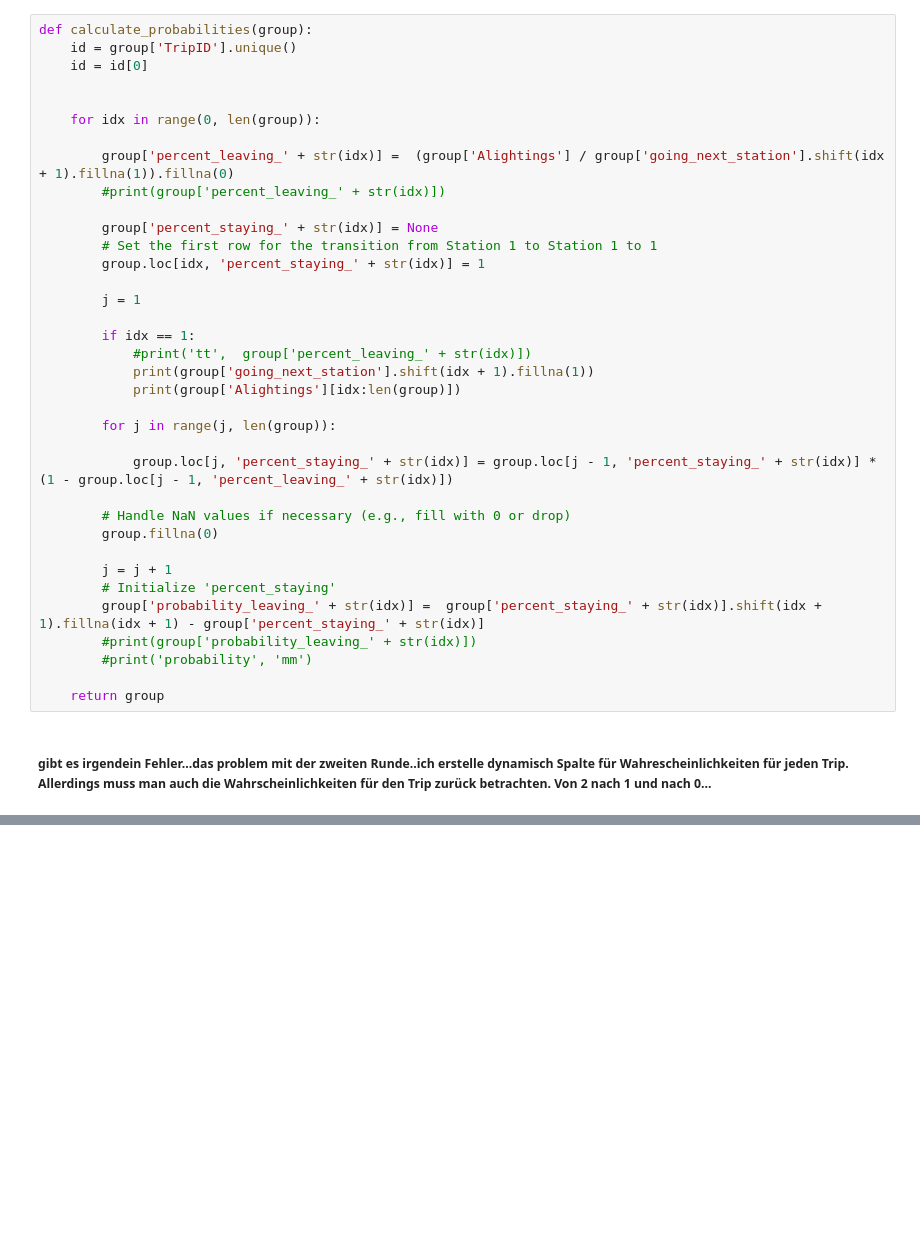
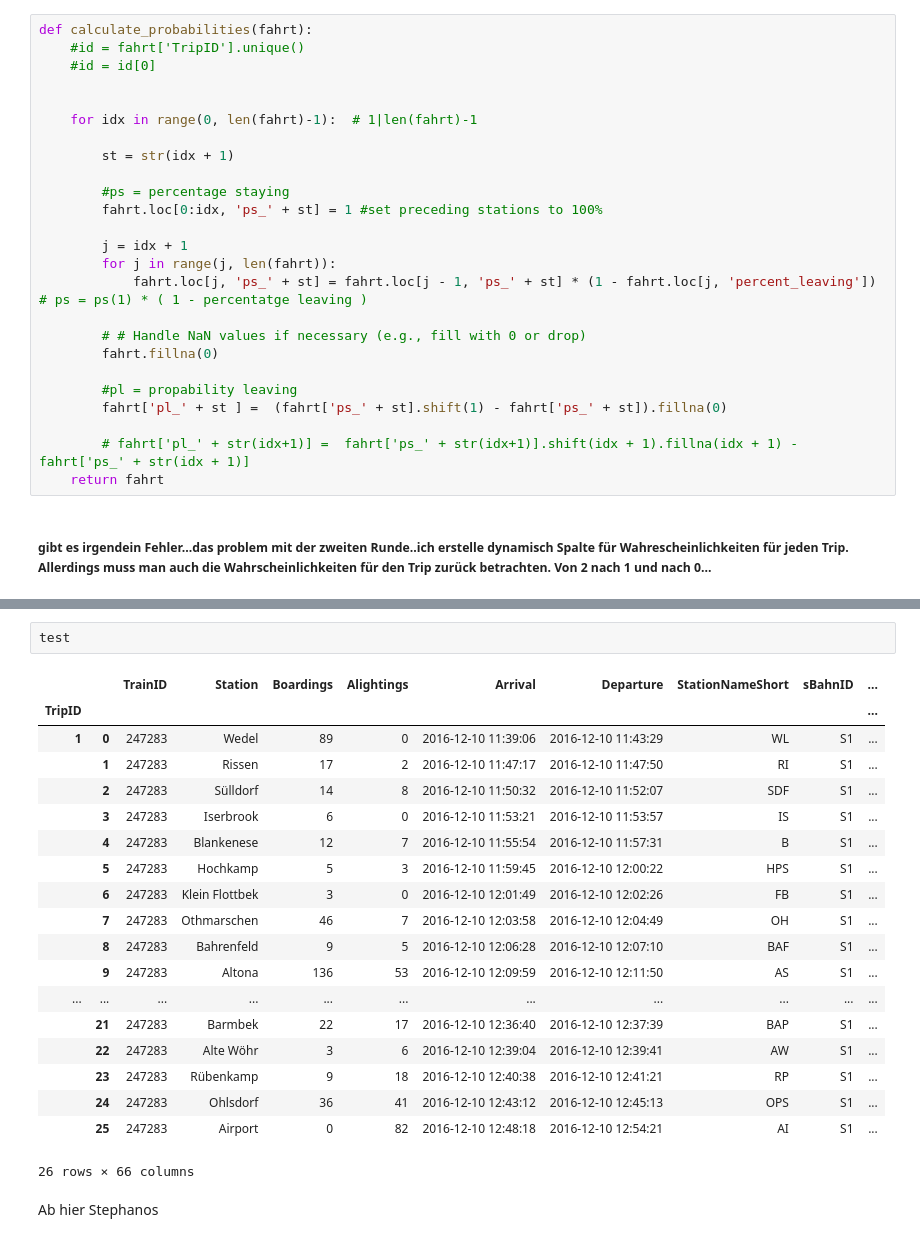
Before and after one commit to kfilonchik/hamburg-passenger-od, a Jupyter notebook: hmm_train.ipynb, the cells around one changed output, grey strips where cells are left out. Cells and saved outputs as stored; diff of their text form; blank space fills up the shorter version.

```diff
--- a/hmm_train.ipynb
+++ b/hmm_train.ipynb
@@ -131,40 +118,29 @@ aggregated_data.iloc[3:len(aggregated_data)]
 n_stations = len(aggregated_data)
 transition_matrix = np.zeros((n_stations, n_stations))
 # %%
-def calculate_probabilities(group):
-    id = group['TripID'].unique()
-    id = id[0]
+def calculate_probabilities(fahrt):
+    #id = fahrt['TripID'].unique()
+    #id = id[0]
 
 
-    for idx in range(0, len(group)):
+    for idx in range(0, len(fahrt)-1):  # 1|len(fahrt)-1
 
-        group['percent_leaving_' + str(idx)] =  (group['Alightings'] / group['going_next_station'].shift(idx + 1).fillna(1)).fillna(0)
-        #print(group['percent_leaving_' + str(idx)])
+        st = str(idx + 1)
 
-        group['percent_staying_' + str(idx)] = None
-        # Set the first row for the transition from Station 1 to Station 1 to 1
-        group.loc[idx, 'percent_staying_' + str(idx)] = 1
+        #ps = percentage staying
+        fahrt.loc[0:idx, 'ps_' + st] = 1 #set preceding stations to 100%
 
-        j = 1
+        j = idx + 1
+        for j in range(j, len(fahrt)):
+            fahrt.loc[j, 'ps_' + st] = fahrt.loc[j - 1, 'ps_' + st] * (1 - fahrt.loc[j, 'percent_leaving']) # ps = ps(1) * ( 1 - percentatge leaving )
 
-        if idx == 1:
-            #print('tt',  group['percent_leaving_' + str(idx)])
-            print(group['going_next_station'].shift(idx + 1).fillna(1))
-            print(group['Alightings'][idx:len(group)])
+        # # Handle NaN values if necessary (e.g., fill with 0 or drop)
+        fahrt.fillna(0)
 
-        for j in range(j, len(group)):
+        #pl = propability leaving
+        fahrt['pl_' + st ] =  (fahrt['ps_' + st].shift(1) - fahrt['ps_' + st]).fillna(0)
 
-            group.loc[j, 'percent_staying_' + str(idx)] = group.loc[j - 1, 'percent_staying_' + str(idx)] * (1 - group.loc[j - 1, 'percent_leaving_' + str(idx)])
-
-        # Handle NaN values if necessary (e.g., fill with 0 or drop)
-        group.fillna(0)
-
-        j = j + 1
-        # Initialize 'percent_staying'
-        group['probability_leaving_' + str(idx)] =  group['percent_staying_' + str(idx)].shift(idx + 1).fillna(idx + 1) - group['percent_staying_' + str(idx)]
-        #print(group['probability_leaving_' + str(idx)])
-        #print('probability', 'mm')
-
-    return group
+        # fahrt['pl_' + str(idx+1)] =  fahrt['ps_' + str(idx+1)].shift(idx + 1).fillna(idx + 1) - fahrt['ps_' + str(idx + 1)]
+    return fahrt
 # %% [markdown]
 ##### gibt es irgendein Fehler...das problem mit der zweiten Runde..ich erstelle dynamisch Spalte für Wahrescheinlichkeiten für jeden Trip. Allerdings muss man auch die Wahrscheinlichkeiten für den Trip zurück betrachten. Von 2 nach 1 und nach 0...
@@ -191,0 +175,24 @@ KeyError: 'TripID'
+# %%
+test
+# %% [output]
+|  |  | TrainID | Station | Boardings | Alightings | Arrival | Departure | StationNameShort | sBahnID | ... |
+| TripID |  |  |  |  |  |  |  |  |  | ... |
+| 1 | 0 | 247283 | Wedel | 89 | 0 | 2016-12-10 11:39:06 | 2016-12-10 11:43:29 | WL | S1 | ... |
+|  | 1 | 247283 | Rissen | 17 | 2 | 2016-12-10 11:47:17 | 2016-12-10 11:47:50 | RI | S1 | ... |
+|  | 2 | 247283 | Sülldorf | 14 | 8 | 2016-12-10 11:50:32 | 2016-12-10 11:52:07 | SDF | S1 | ... |
+|  | 3 | 247283 | Iserbrook | 6 | 0 | 2016-12-10 11:53:21 | 2016-12-10 11:53:57 | IS | S1 | ... |
+|  | 4 | 247283 | Blankenese | 12 | 7 | 2016-12-10 11:55:54 | 2016-12-10 11:57:31 | B | S1 | ... |
+|  | 5 | 247283 | Hochkamp | 5 | 3 | 2016-12-10 11:59:45 | 2016-12-10 12:00:22 | HPS | S1 | ... |
+|  | 6 | 247283 | Klein Flottbek | 3 | 0 | 2016-12-10 12:01:49 | 2016-12-10 12:02:26 | FB | S1 | ... |
+|  | 7 | 247283 | Othmarschen | 46 | 7 | 2016-12-10 12:03:58 | 2016-12-10 12:04:49 | OH | S1 | ... |
+|  | 8 | 247283 | Bahrenfeld | 9 | 5 | 2016-12-10 12:06:28 | 2016-12-10 12:07:10 | BAF | S1 | ... |
+|  | 9 | 247283 | Altona | 136 | 53 | 2016-12-10 12:09:59 | 2016-12-10 12:11:50 | AS | S1 | ... |
+| ... | ... | ... | ... | ... | ... | ... | ... | ... | ... | ... |
+|  | 21 | 247283 | Barmbek | 22 | 17 | 2016-12-10 12:36:40 | 2016-12-10 12:37:39 | BAP | S1 | ... |
+|  | 22 | 247283 | Alte Wöhr | 3 | 6 | 2016-12-10 12:39:04 | 2016-12-10 12:39:41 | AW | S1 | ... |
+|  | 23 | 247283 | Rübenkamp | 9 | 18 | 2016-12-10 12:40:38 | 2016-12-10 12:41:21 | RP | S1 | ... |
+|  | 24 | 247283 | Ohlsdorf | 36 | 41 | 2016-12-10 12:43:12 | 2016-12-10 12:45:13 | OPS | S1 | ... |
+|  | 25 | 247283 | Airport | 0 | 82 | 2016-12-10 12:48:18 | 2016-12-10 12:54:21 | AI | S1 | ... |
+26 rows × 66 columns
+# %% [markdown]
+Ab hier Stephanos
```
Also changed, not shown: parts of 13 cells of this notebook.
